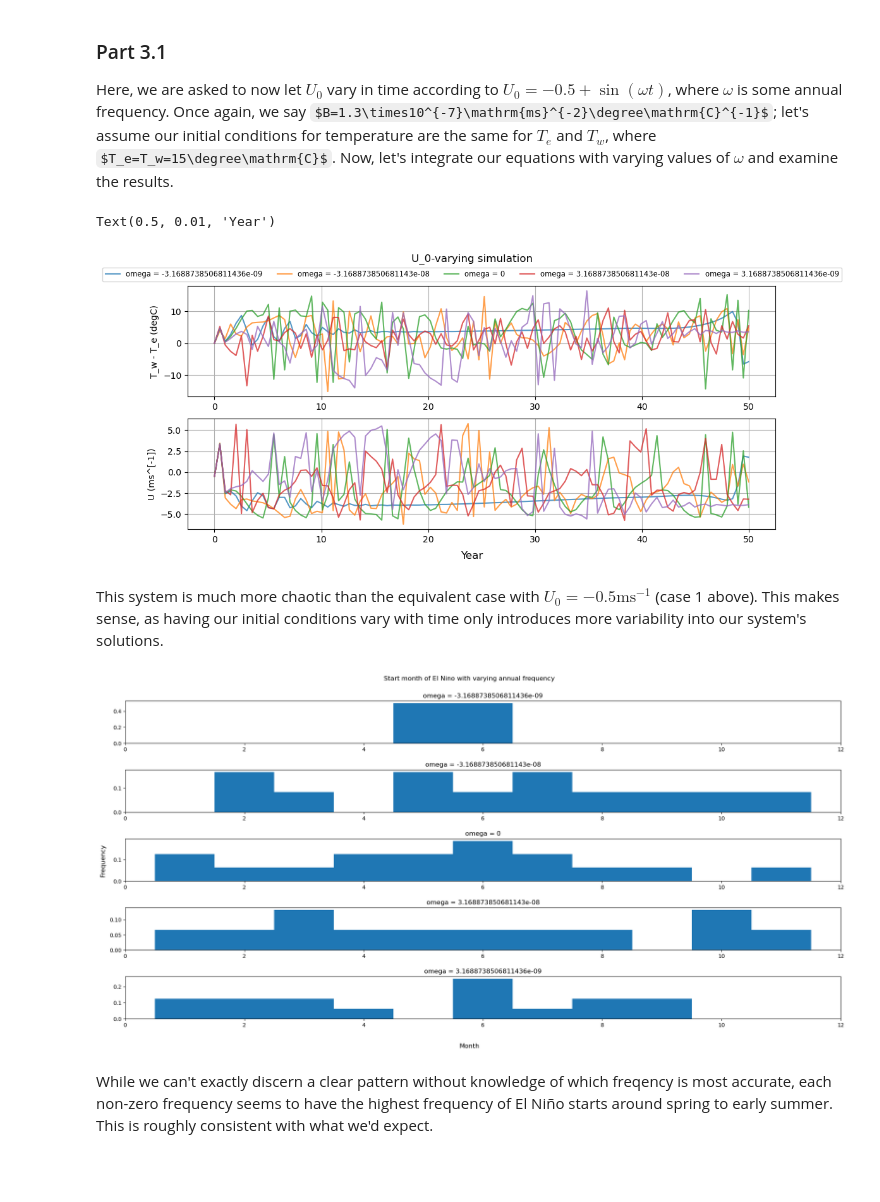
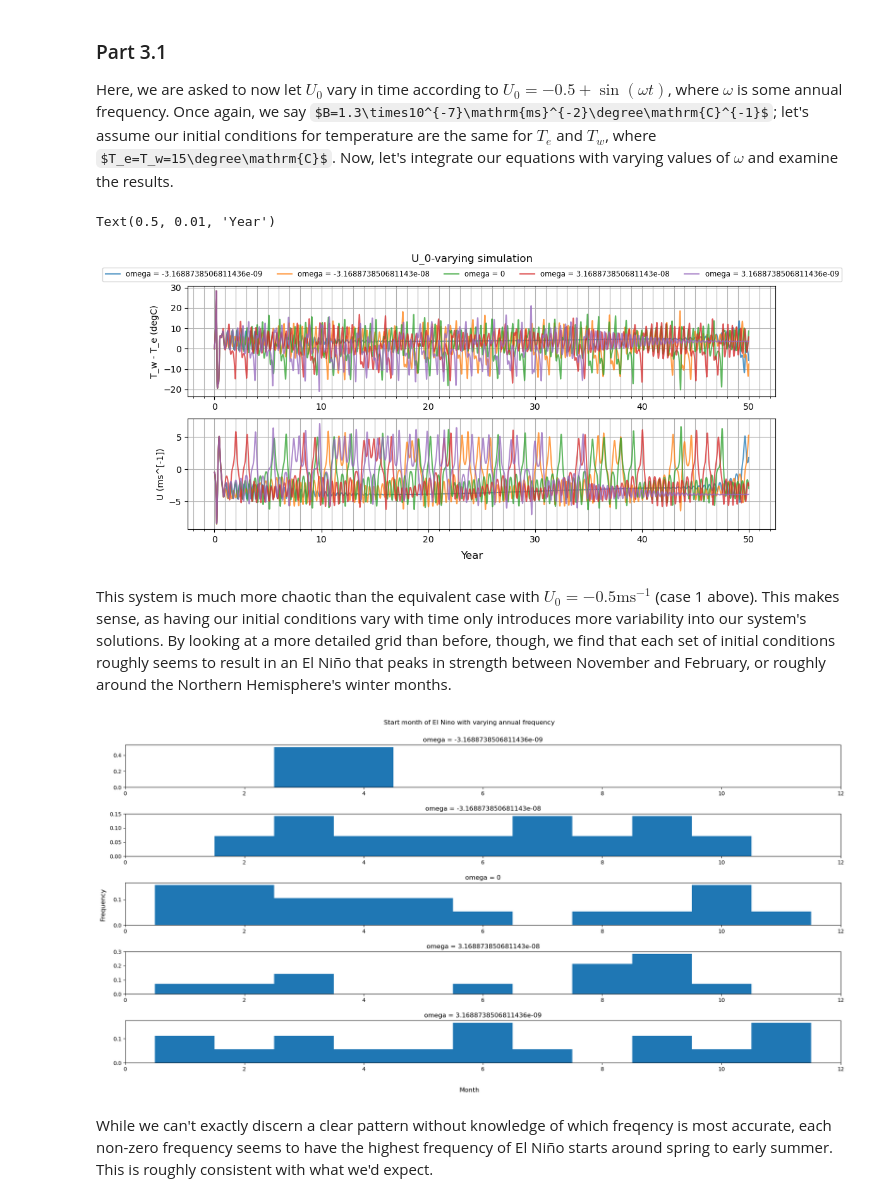
Before and after one commit to lemondoroshow/geoscienceModeling, a Jupyter notebook: ensoModel/modelingENSO.ipynb, the cells around one changed output. Saved outputs shown, nothing was run; the diff lists cells and outputs as text; code cells hidden in the pictures; some formulas as TeX source; blank space fills up the shorter version.

```diff
--- a/ensoModel/modelingENSO.ipynb
+++ b/ensoModel/modelingENSO.ipynb
@@ -705,13 +705,15 @@ Now, we look at what occurs in our system when we allow key variables to differ
 ### Part 3.1
 Here, we are asked to now let $U_0$ vary in time according to $U_0=-0.5+\sin(\omega t)$, where $\omega$ is some annual frequency. Once again, we say $B=1.3\times10^{-7}\mathrm{ms}^{-2}\degree\mathrm{C}^{-1}$; let's assume our initial conditions for temperature are the same for $T_e$ and $T_w$, where $T_e=T_w=15\degree\mathrm{C}$. Now, let's integrate our equations with varying values of $\omega$ and examine the results.
 # %%
+from matplotlib.ticker import MultipleLocator
+
 # Ensure our values are well-defined
 del_x = 7.5 * 10**6
 T_0 = 15
 A = 1 / (6 / 12 * sec_year)
 B = 1.3 * 10**(-7)
 C = 1 / (2 / 12 * sec_year)
-all_years = np.linspace(0, sec_year * 50, 100)
+all_years = np.linspace(0, sec_year * 50, 10000)
 sec_year = 365.2425 * 24 * 60 * 60
 
 # Define system
@@ -741,37 +743,39 @@ for omega in init_conds:
     # Plot data
     axs[0].plot(all_years / sec_year, temp_grad, label = "omega = " + str(omega), alpha = 0.75)
     axs[1].plot(all_years / sec_year, U_vary, alpha = 0.75)
 
     # Find all El Nino values
     en_times_ind = np.where(U_vary > 0)
     en_times_ind_true = np.array([])
 
     # Isolate start months
     for index in en_times_ind[0]:
         if not np.isin(en_times_ind, index - 1).any():
             en_times_ind_true = np.append(en_times_ind_true, index)
 
     # Convert to month no. and add to data frame
     month_no = (all_years[en_times_ind_true.astype(int)] / sec_year * 12 % 12).astype(int)
     month_of_start['omega_' + str(i)] = np.where(month_no == 0, 12, month_no)
     i += 1
 
 # Label axes
 axs[0].set_ylabel("T_w - T_e (degC)")
 axs[1].set_ylabel("U (ms^[-1])")
-[ax.grid() for ax in axs]; # Like MATLAB, mutes the line
+[ax.xaxis.set_major_locator(MultipleLocator(10)) for ax in axs];
+[ax.xaxis.set_minor_locator(MultipleLocator(1)) for ax in axs];
+[ax.grid(which = "both") for ax in axs]; # Like MATLAB, mutes the line
 
 # Set up legends
 fig.legend(ncol = 5, loc = "upper center", fontsize = "small", bbox_to_anchor = [0.5, 0.95])
 
 # Label figure
 fig.suptitle("U_0-varying simulation")
 fig.supxlabel("Year")
 # %% [output]
 Text(0.5, 0.01, 'Year')
-[figure, old version]
+[figure, new version]
 # %% [markdown]
-This system is much more chaotic than the equivalent case with $U_0=-0.5\mathrm{ms}^{-1}$ (case 1 above). This makes sense, as having our initial conditions vary with time only introduces more variability into our system's solutions.
+This system is much more chaotic than the equivalent case with $U_0=-0.5\mathrm{ms}^{-1}$ (case 1 above). This makes sense, as having our initial conditions vary with time only introduces more variability into our system's solutions. By looking at a more detailed grid than before, though, we find that each set of initial conditions roughly seems to result in an El Niño that peaks in strength between November and February, or roughly around the Northern Hemisphere's winter months.
 # %%
 fig, axs = plt.subplots(nrows = len(init_conds), ncols = 1, figsize = (20, 10))
 
@@ -788,7 +792,7 @@ fig.supylabel("Frequency")
 fig.suptitle("Start month of El Nino with varying annual frequency")
 plt.tight_layout(pad = 1.8)
 # %% [output]
-[figure, old version]
+[figure, new version]
 # %% [markdown]
 While we can't exactly discern a clear pattern without knowledge of which freqency is most accurate, each non-zero frequency seems to have the highest frequency of El Niño starts around spring to early summer. This is roughly consistent with what we'd expect.
 # %% [markdown]
```
Also changed, not shown: parts of 9 cells of this notebook.
